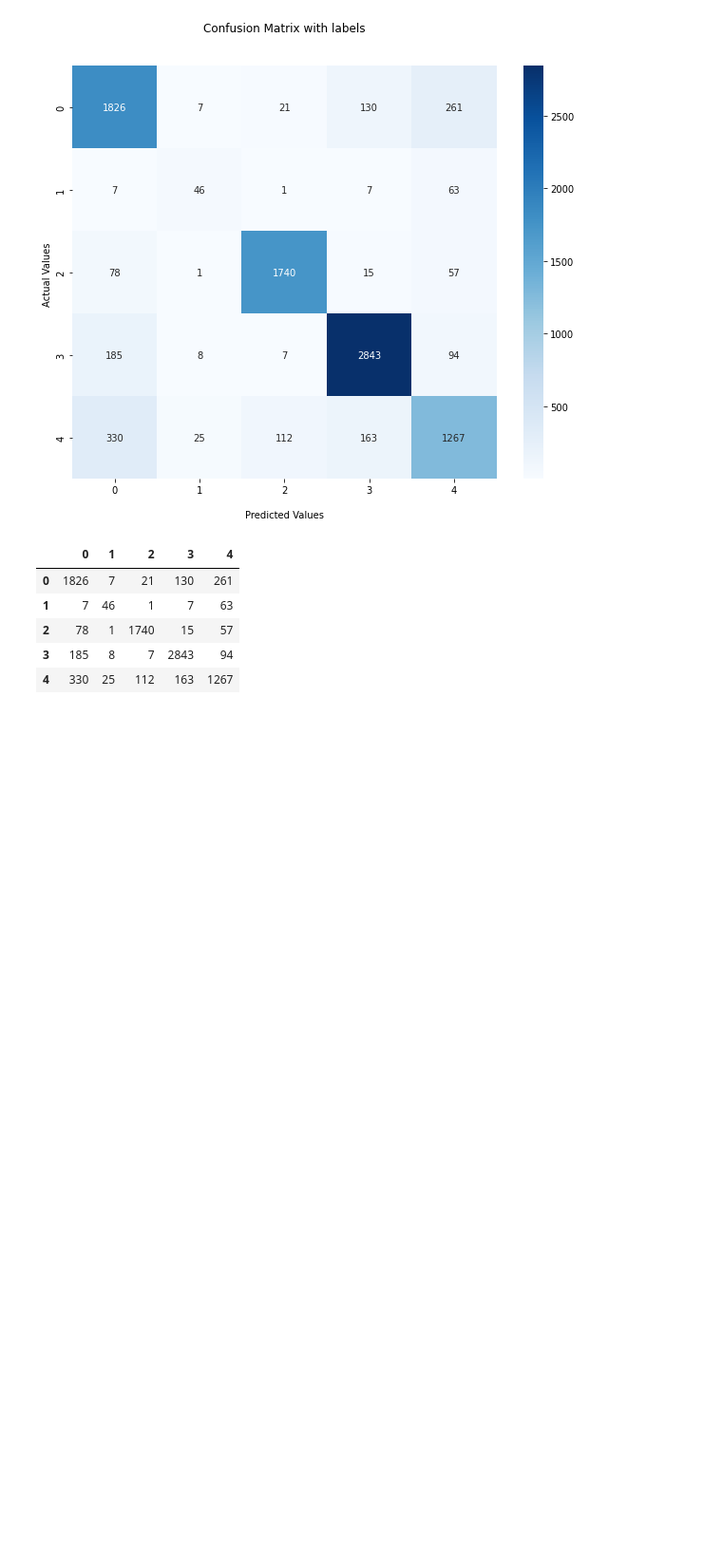
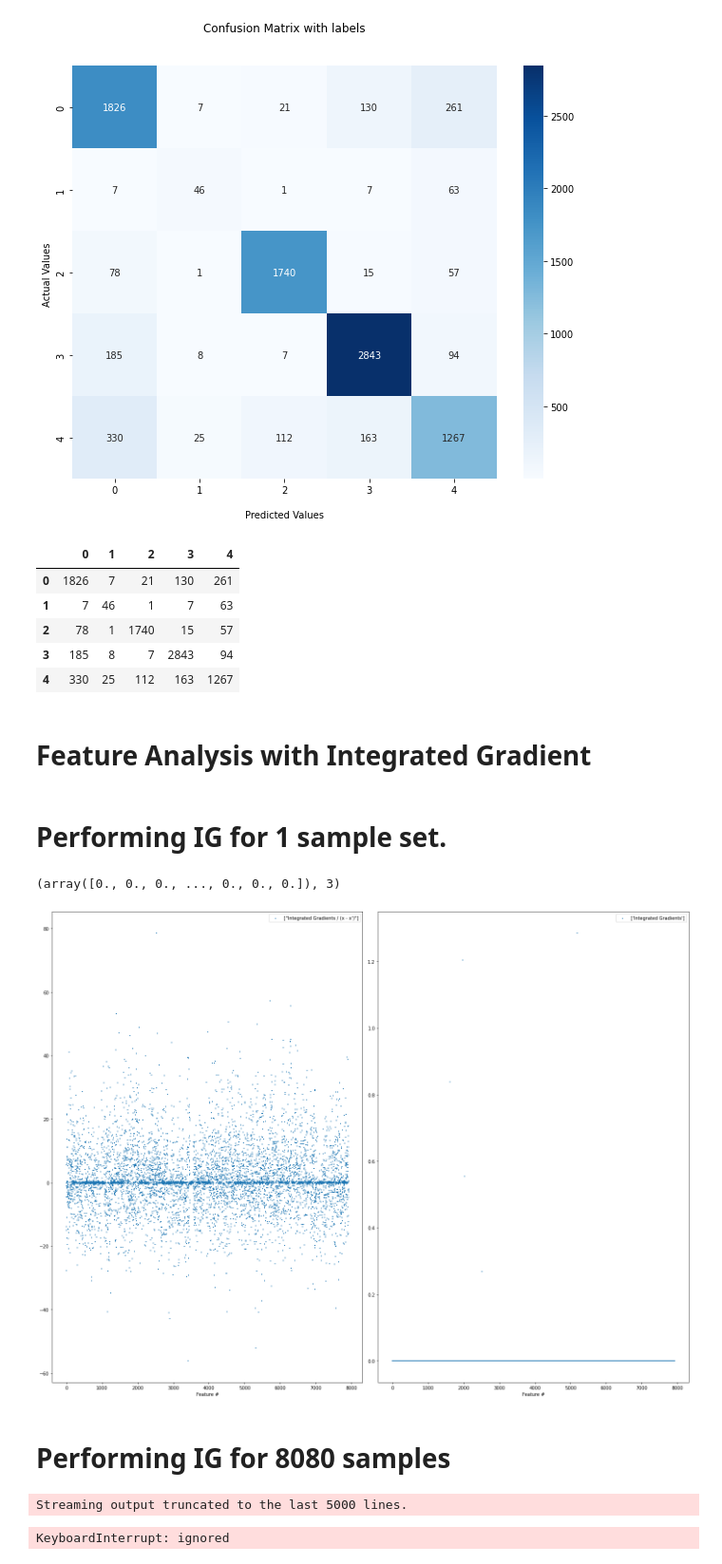
Before and after one commit to SisonkeBiotik-Africa/MeSH2Matrix, a Jupyter notebook: models/NeuralNets/EvaluationNotebooks/FC_MESH_Evaluation_5.ipynb, the cells around one changed output. Shown: that part at 95% size. Drawn from its saved outputs; the diff is of its cells as text; code cells hidden in the pictures; blank space fills up the shorter version.

```diff
--- a/models/NeuralNets/EvaluationNotebooks/FC_MESH_Evaluation_5.ipynb
+++ b/models/NeuralNets/EvaluationNotebooks/FC_MESH_Evaluation_5.ipynb
@@ -159,3 +141,5 @@ data.head()
 | 4 | 330 | 25 | 112 | 163 | 1267 |
 # %%
 data.to_csv('/content/drive/MyDrive/Colab Notebooks/mesh2matrix/MeSH2Matrix/output/DNN5.csv')
+# %% [markdown]
+# Feature Analysis with Integrated Gradient
@@ -161,0 +181,69 @@ data.to_csv('/content/drive/MyDrive/Colab Notebooks/mesh2matrix/MeSH2Matrix/outp
+# %% [markdown]
+# Performing IG for 1 sample set.
+# %%
+for  a in test_dataset:
+    x, y_idx = a[0].reshape(1, -1), a[1]
+
+    break
+# %% [output]
+(array([0., 0., 0., ..., 0., 0., 0.]), 3)
+# %%
+i = 1
+x_b = np.zeros((1, x.shape[1]))
+batch_x = torch.from_numpy(x).float()
+batch_blank = torch.from_numpy(x_b).float()
+
+if torch.cuda.is_available():
+    model.to("cuda")
+    batch_x = batch_x.to("cuda")
+    batch_blank = batch_blank.to("cuda")
+
+integrated_gradient, mean_grad = compute_integrated_gradient(
+    batch_x, batch_blank, model, y_idx
+)
+
+integrated_gradient = integrated_gradient.squeeze().cpu().data.numpy()
+mean_grad = mean_grad.squeeze().cpu().data.numpy()
+
+arrays = [
+    [mean_grad.tolist()],
+    [integrated_gradient.tolist()],
+]
+titles = [
+    ["Integrated Gradients / (x - x')"],
+    ["Integrated Gradients"],
+]
+plot_importance(arrays, titles, "mlp_integrated_gradient.png")
+# %% [output]
+[figure, added]
+# %% [markdown]
+# Performing IG for 8080 samples
+# %%
+maxdf = pd.DataFrame()
+
+for  idx, a in enumerate(test_dataset):
+    x, y_idx = a[0].reshape(1, -1), a[1]
+
+    i = 1
+    x_b = np.zeros((1, x.shape[1]))
+    batch_x = torch.from_numpy(x).float()
+    batch_blank = torch.from_numpy(x_b).float()
+
+    if torch.cuda.is_available():
+        model.to("cuda")
+        batch_x = batch_x.to("cuda")
+        batch_blank = batch_blank.to("cuda")
+
+    integrated_gradient, mean_grad = compute_integrated_gradient(
+        batch_x, batch_blank, model, y_idx
+    )
+    #computing the intgradient
+    integrated_gradient = integrated_gradient.squeeze().cpu().data.numpy()
+
+    minidf = pd.DataFrame({'data_id':idx, 'features':list(range(len(integrated_gradient))), 'int_gra':integrated_gradient, 'label': y_idx})
+    maxdf = pd.concat([maxdf, minidf])
+
+maxdf.to_csv('int_g_df.csv', index=False)
+# %% [output]
+Streaming output truncated to the last 5000 lines.
+KeyboardInterrupt: ignored
```
Also changed, not shown: parts of 8 cells of this notebook, 1 other file.
